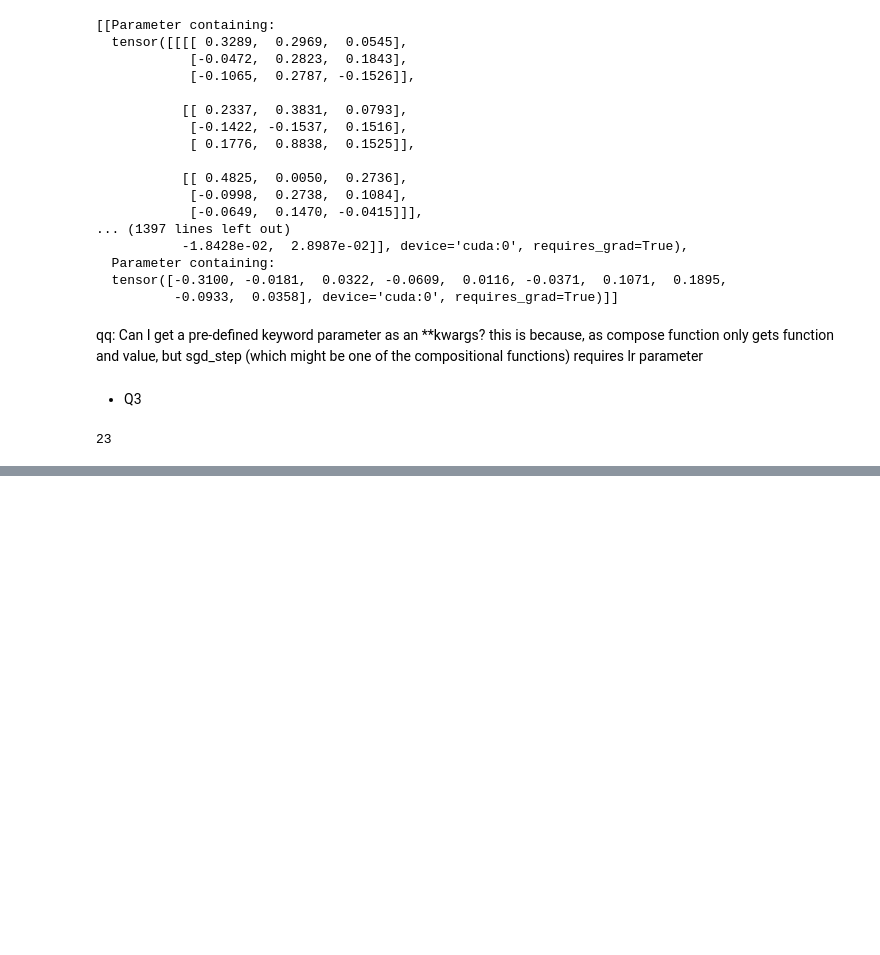
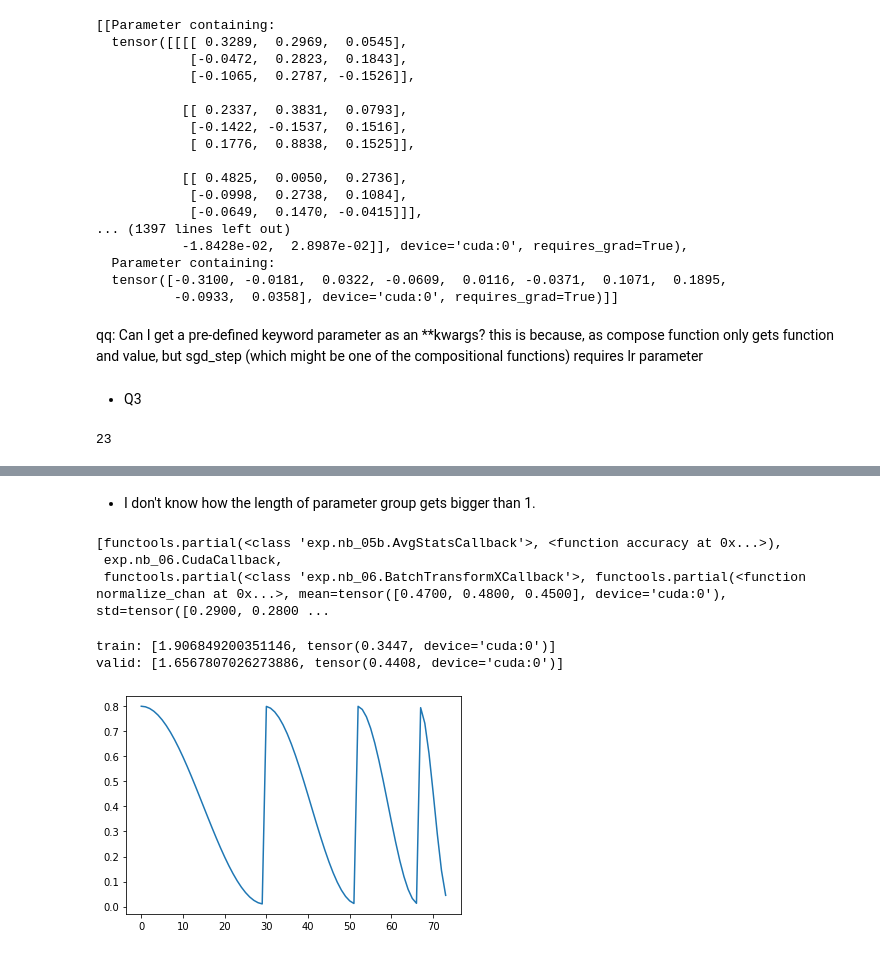
Before and after one commit to SpellOnYou/1000-days-of-code, a Jupyter notebook: dl_scratch/optimizer.ipynb, the cells around one changed output, grey strips where cells are left out. Drawn from its saved outputs; the diff is of its cells as text; code cells hidden in the pictures; blank space fills up the shorter version.

```diff
--- a/dl_scratch/optimizer.ipynb
+++ b/dl_scratch/optimizer.ipynb
@@ -283,0 +305,2 @@ True
+# %%
+sgd_opt = partial(Optimizer, steppers = [weight_decay,sgd_step])
@@ -283,0 +312,23 @@ True
+# %% [markdown]
+- I don't know how the length of parameter group gets bigger than 1.
+# %%
+sched = combine_scheds(torch.tensor([.4, .3, .2, .1]), [sched_cos(0.8, .01), sched_cos(0.8, .01), sched_cos(0.8, .01), sched_cos(0.8, .01)])
+# %%
+cbfs
+# %% [output]
+[functools.partial(<class 'exp.nb_05b.AvgStatsCallback'>, <function accuracy at 0x...>),
+ exp.nb_06.CudaCallback,
+ functools.partial(<class 'exp.nb_06.BatchTransformXCallback'>, functools.partial(<function normalize_chan at 0x...>, mean=tensor([0.4700, 0.4800, 0.4500], device='cuda:0'), std=tensor([0.2900, 0.2800 ...
+# %%
+learn, run= get_learn_run(nfs, data, 0.4, conv_layer,
+                          cbs=cbfs + [partial(ParamScheduler, pname='lr', sched_funcs=sched), Recorder],
+                          opt_func = sgd_opt)
+# %%
+run.fit(1, learn)
+# %% [output]
+train: [1.906849200351146, tensor(0.3447, device='cuda:0')]
+valid: [1.6567807026273886, tensor(0.4408, device='cuda:0')]
+# %%
+run.recorder.plot_lr()
+# %% [output]
+[figure, added]
```
Also changed, not shown: parts of 24 cells of this notebook.
